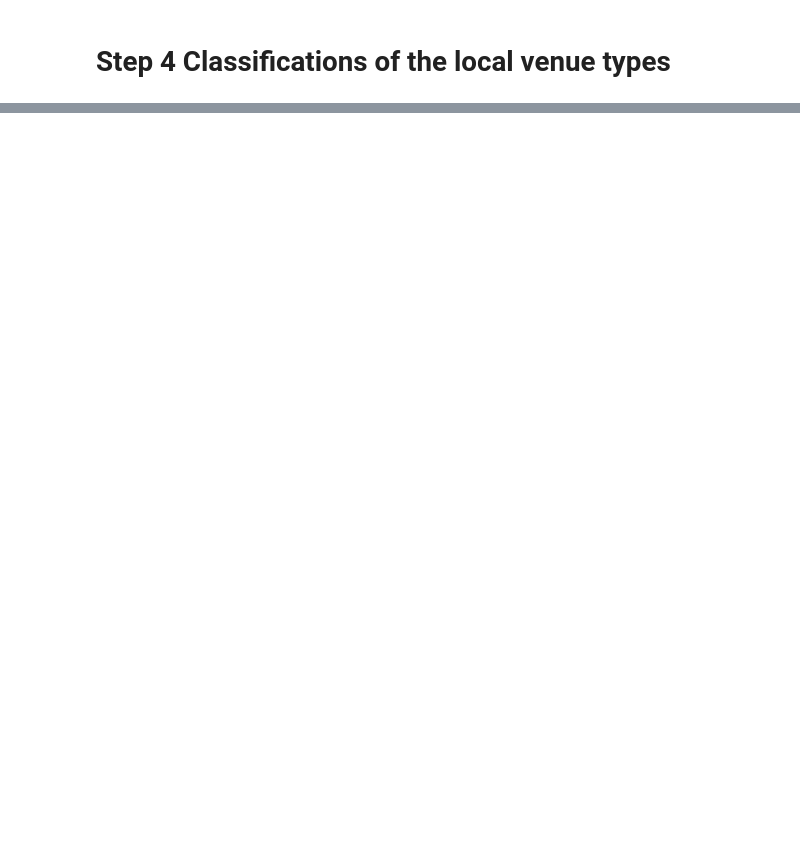
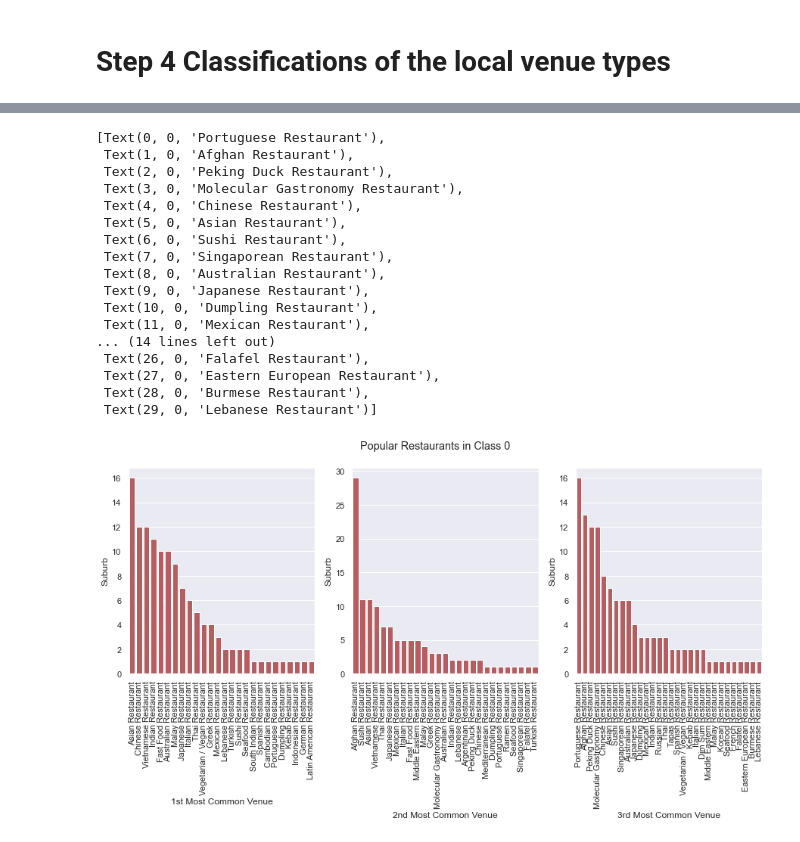
Before and after one commit to xerocopy/Coursera_Adv_DataScience_Capstone, a Jupyter notebook: Final Assignment- Restaurant in Melbourne.ipynb, the cells around one changed output, grey strips where cells are left out. Cells and saved outputs as stored; diff of their text form; code cells hidden in the pictures; blank space fills up the shorter version.

```diff
--- a/Final Assignment- Restaurant in Melbourne.ipynb
+++ b/Final Assignment- Restaurant in Melbourne.ipynb
@@ -797 +842,44 @@ Local_merged.loc[Local_merged['Cluster Labels'] == 0, Local_merged.columns[[1] +
+# %%
+
+import seaborn as sns
+import matplotlib.pyplot as plt
+import pandas as pd
+
+# for item in by_school.get_xticklabels():
+#     item.set_rotation(90)
+
+sns.set()
+fig, axes = plt.subplots(1, 3, figsize=(15, 5), )
+fig.suptitle('Popular Restaurants in Class 0')
+
+labels1 = loc_cl_ct1['1st Most Common Venue']
+labels2 = loc_cl_ct2['2nd Most Common Venue']
+labels3 = loc_cl_ct3['3rd Most Common Venue']
+
+bar1= sns.barplot(ax=axes[0],x='1st Most Common Venue',y='Suburb',data=loc_cl_ct1, color= 'r')
+bar2= sns.barplot(ax=axes[1],x='2nd Most Common Venue',y='Suburb',data=loc_cl_ct2, color= 'r')
+bar3= sns.barplot(ax=axes[2],x='3rd Most Common Venue',y='Suburb',data=loc_cl_ct3, color= 'r')
+
+bar1.set_xticklabels(labels1, rotation = 90)
+bar2.set_xticklabels(labels2, rotation = 90)
+bar3.set_xticklabels(labels3, rotation = 90)
+# %% [output]
+[Text(0, 0, 'Portuguese Restaurant'),
+ Text(1, 0, 'Afghan Restaurant'),
+ Text(2, 0, 'Peking Duck Restaurant'),
+ Text(3, 0, 'Molecular Gastronomy Restaurant'),
+ Text(4, 0, 'Chinese Restaurant'),
+ Text(5, 0, 'Asian Restaurant'),
+ Text(6, 0, 'Sushi Restaurant'),
+ Text(7, 0, 'Singaporean Restaurant'),
+ Text(8, 0, 'Australian Restaurant'),
+ Text(9, 0, 'Japanese Restaurant'),
+ Text(10, 0, 'Dumpling Restaurant'),
+ Text(11, 0, 'Mexican Restaurant'),
+... (14 lines left out)
+ Text(26, 0, 'Falafel Restaurant'),
+ Text(27, 0, 'Eastern European Restaurant'),
+ Text(28, 0, 'Burmese Restaurant'),
+ Text(29, 0, 'Lebanese Restaurant')]
+[figure, added]
 # %% [markdown]
```
Also changed, not shown: parts of 30 cells of this notebook.
